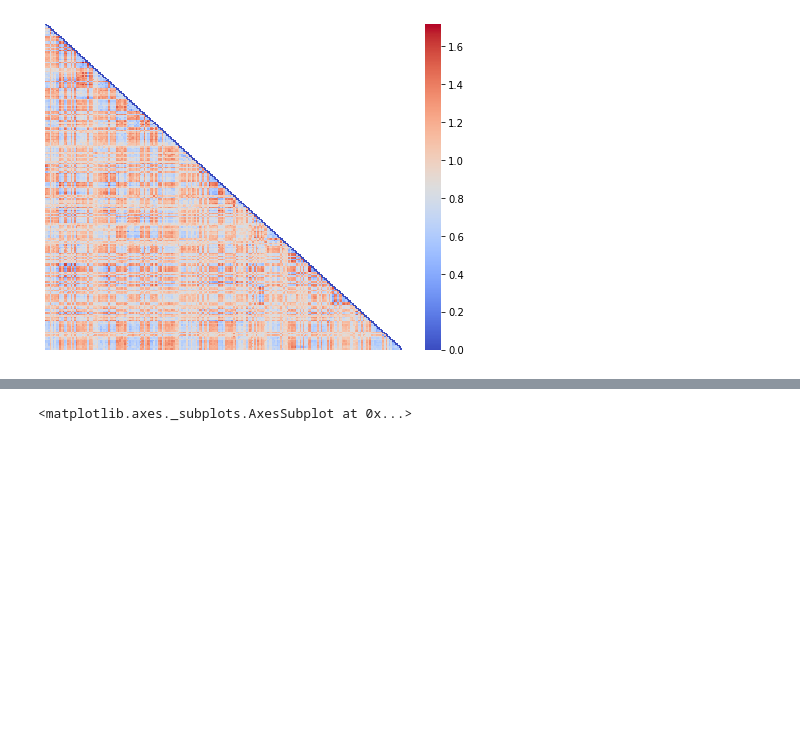
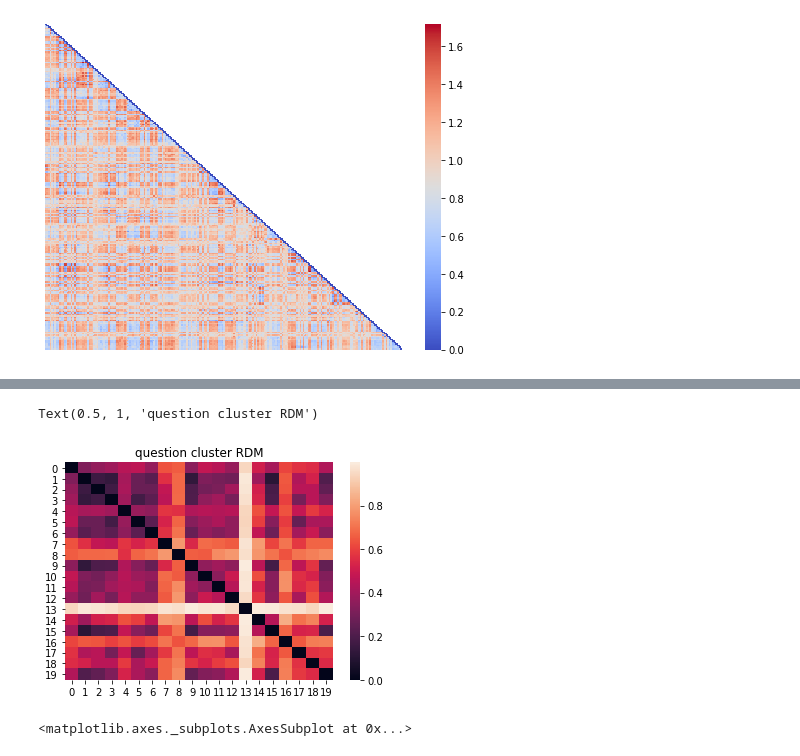
Before and after one commit to ericabusch/RDM_resources, a Jupyter notebook: RDMs.ipynb, the cells around one changed output, grey strips where cells are left out. Drawn from its saved outputs; the diff is of its cells as text; code cells hidden in the pictures; blank space fills up the shorter version.

```diff
--- a/RDMs.ipynb
+++ b/RDMs.ipynb
@@ -39,3 +67,12 @@ sns.heatmap(squareform(vect_corr), yticklabels=False,xticklabels=False,cmap='coo
+# %%
+# compute RDMs across clusters - correlation distance of each cluster from each other cluster
+within_cluster_RDMs = np.array(within_RDMs)
+cluster_by_cluster_RDM = squareform(pdist(within_cluster_RDMs,'correlation'))
+sns.heatmap(cluster_by_cluster_RDM)
+plt.title('question cluster RDM')
+# %% [output]
+Text(0.5, 1, 'question cluster RDM')
+[figure, added]
 # %%
 # create 100 random matrices of 200 features, 100 samples; display one of them
 random_matrices = [np.random.rand(100,200) for i in range(100)]
```
Also changed, not shown: parts of 12 cells of this notebook.
